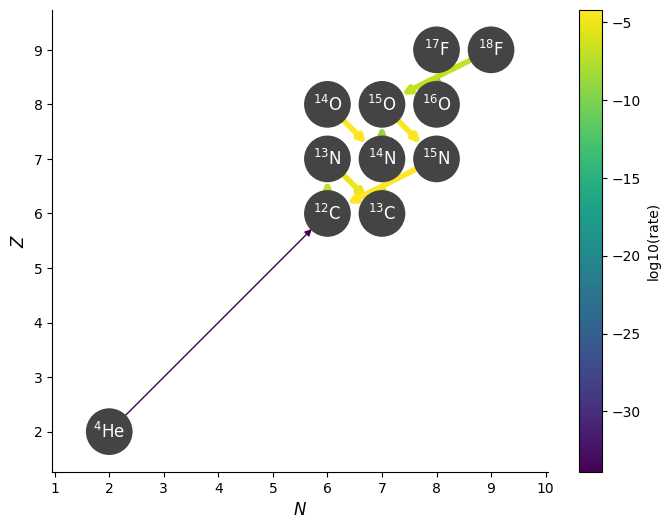
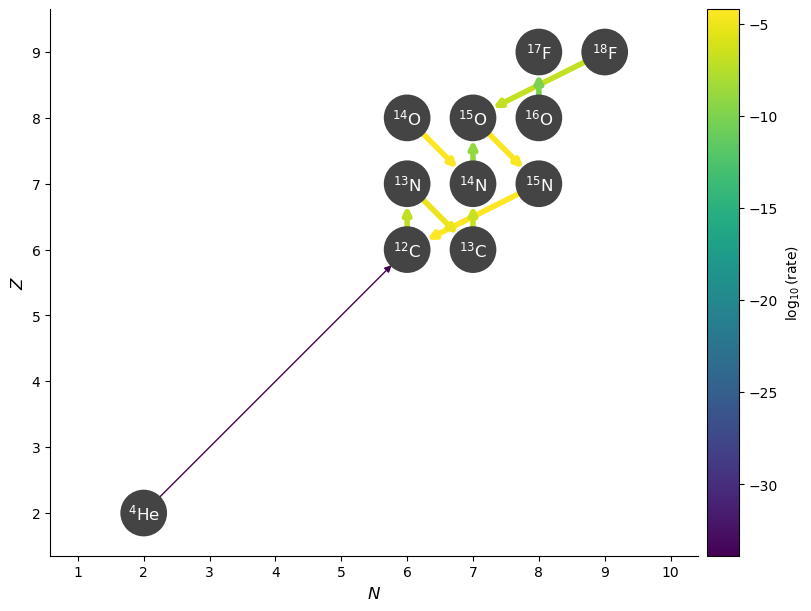
Code edit (unified diff) that turned the first committed figure into the second:
--- before
+++ after
@@ -1,3 +1,2 @@
-fig = rc.plot(hide_xalpha=True, hide_xp=True,
-              rho=rho, T=T, comp=comp,
+fig = rc.plot(rho=rho, T=T, comp=comp,
               consuming_rate_threshold=0.1)

Commit: change the default for hide_xp and hide_xalpha (#1361)